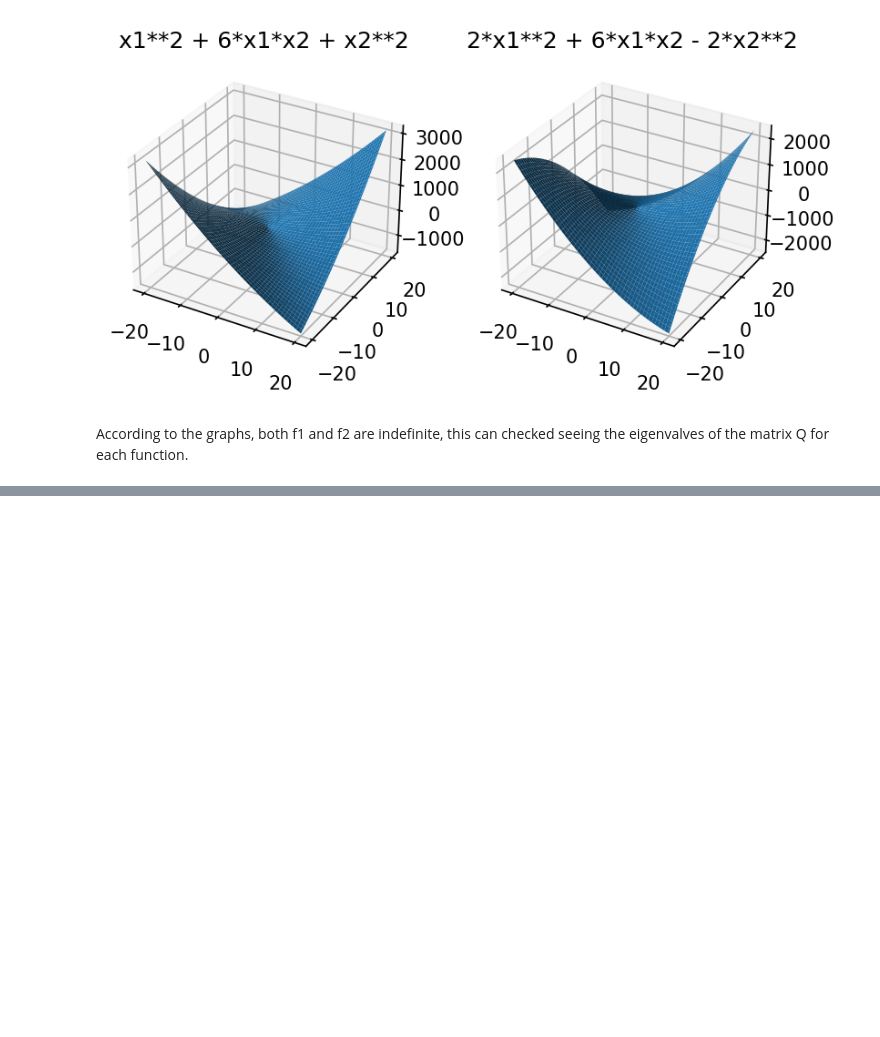
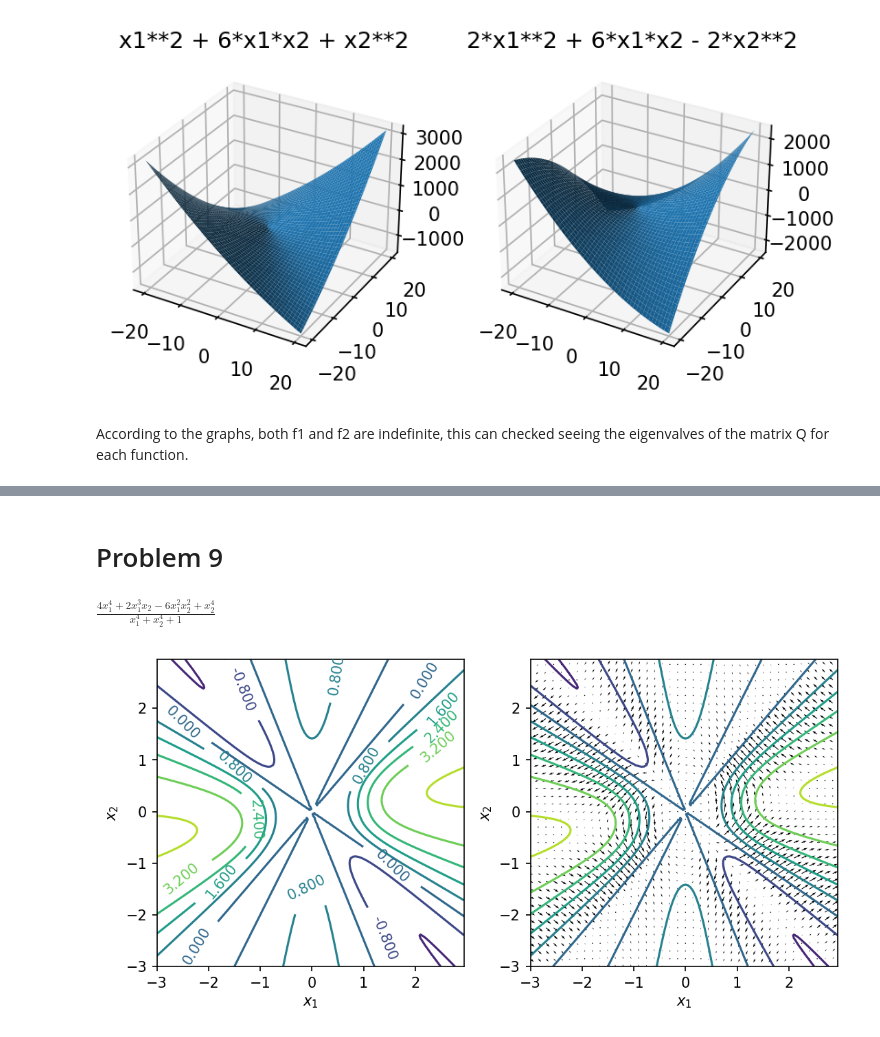
Before and after one commit to lufgarciaar/num_analysis_exercises, a Jupyter notebook: numeric_analysis_exercises/cap2_linear_algebra_review.ipynb, the cells around one changed output, grey strips where cells are left out. Saved outputs shown, nothing was run; the diff lists cells and outputs as text; code cells hidden in the pictures; blank space fills up the shorter version.

Commit message:
Solution to problem 9 added

```diff
--- a/numeric_analysis_exercises/cap2_linear_algebra_review.ipynb
+++ b/numeric_analysis_exercises/cap2_linear_algebra_review.ipynb
@@ -224,0 +212,49 @@ Is  2*x1*x2 + 2*x1*x3 + 2*x1 + 2*x2*x3 + 2*x3  negative? False
+# %% [markdown]
+Problem 9
+=========
+# %%
+# Functions definitions
+step = 0.05
+gradient_step = 1
+x1, x2 = sp.symbols("x1 x2")
+f = (4*x1**4 + 2*x1**3*x2 - 6*x1**2*x2**2 + x2**4)/(x1**4+x2**4+1)
+
+# Functions evaluations
+lam_f = sp.lambdify([x1, x2], f, modules=['numpy'])
+
+x_vals = np.arange(-3, 3, step)
+y_vals = np.arange(-3, 3, step)
+x_vals, y_vals = np.meshgrid(x_vals, y_vals)
+
+# Symbolic to real values
+f_vals = lam_f(x_vals, y_vals)
+gradient_x, gradient_y = np.gradient(f_vals, gradient_step)
+# %%
+f
+# %% [output]
+$\displaystyle \frac{4 x_{1}^{4} + 2 x_{1}^{3} x_{2} - 6 x_{1}^{2} x_{2}^{2} + x_{2}^{4}}{x_{1}^{4} + x_{2}^{4} + 1}$
+# %%
+fig, ax = plt.subplots(1,2)
+
+contour = ax[0].contour (x_vals, y_vals, f_vals)
+ax[0].set_xlabel( '$x_1$' )
+ax[0].set_ylabel( '$x_2$' )
+ax[0].clabel(contour)
+
+skip=(slice(None,None,3),slice(None,None,3))
+ax[1].contour (x_vals, y_vals, f_vals)
+ax[1].quiver(x_vals[skip], y_vals[skip], gradient_x[skip], gradient_y[skip], minshaft=1.5, minlength=1.5)
+ax[1].set_xlabel( '$x_1$' )
+ax[1].set_ylabel( '$x_2$' )
+
+fig_dpi = 150
+fig_width = 18.8/2.54
+fig_height = 9.4/2.54
+
+fig.dpi=fig_dpi
+fig.set_size_inches((fig_width,fig_height))
+fig.tight_layout()
+
+plt.show()
+# %% [output]
+[figure, added]
```
Also changed, not shown: parts of 7 cells of this notebook.
